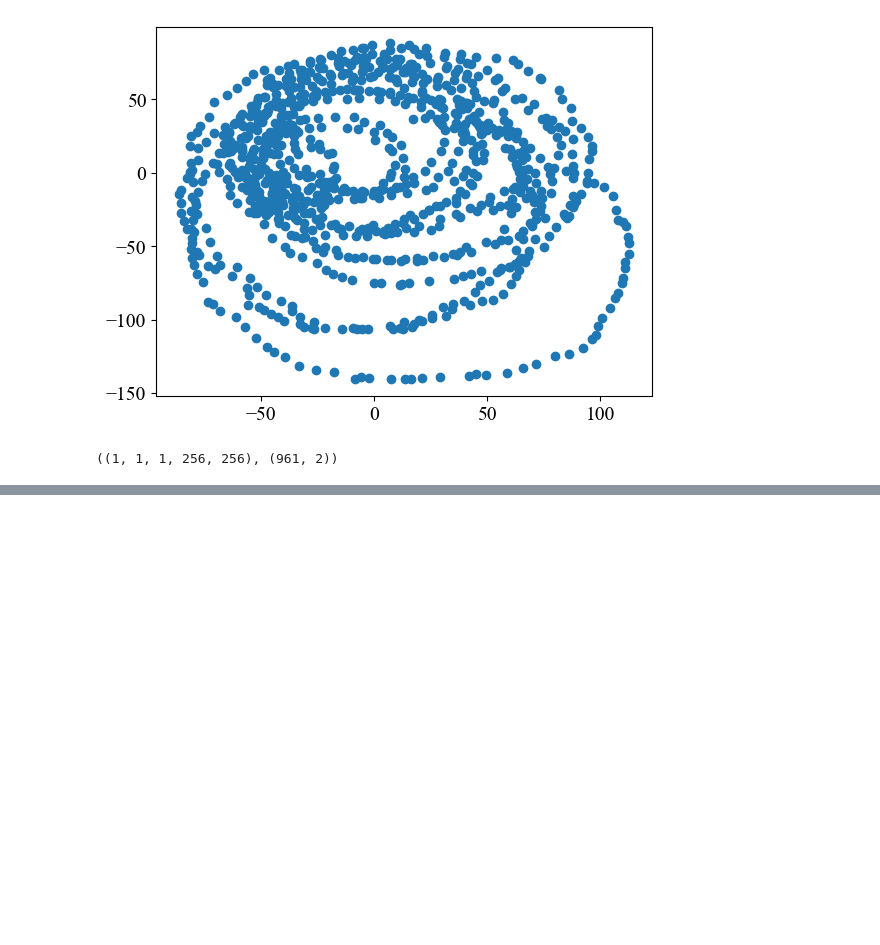
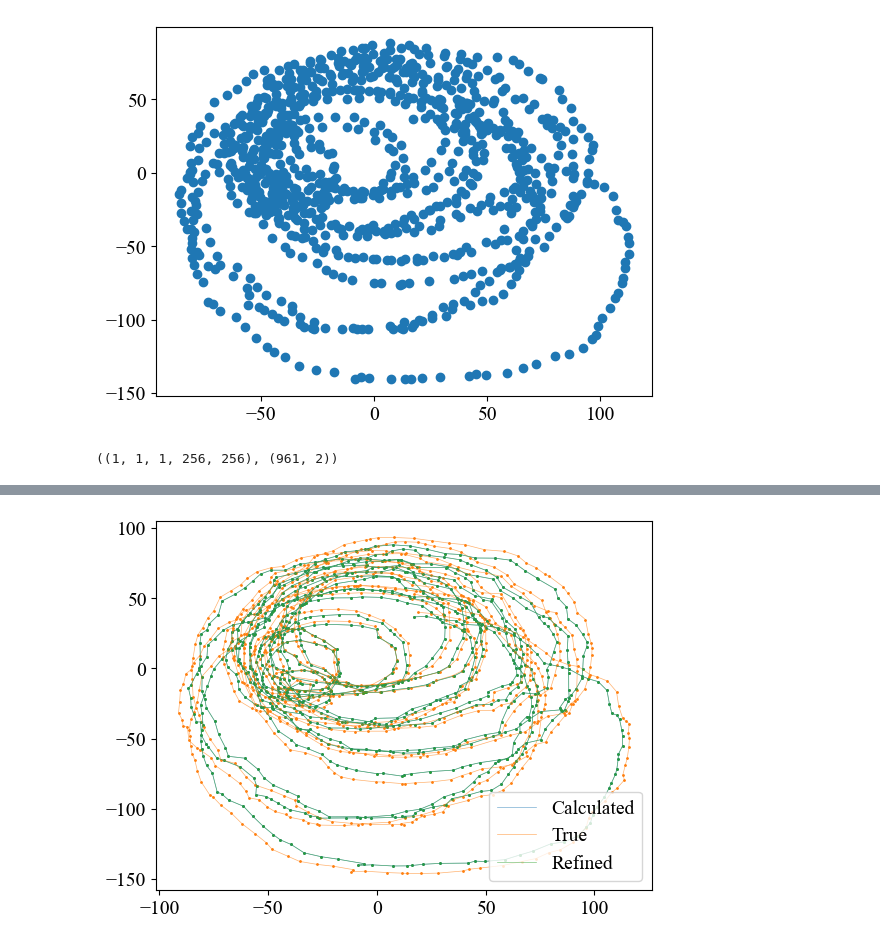
Before and after one commit to mdw771/probe_position_correction_w_ptychonn, a Jupyter notebook: workspace/large/reconstruct_tike.ipynb, the cells around one changed output, grey strips where cells are left out. Saved outputs shown, nothing was run; the diff lists cells and outputs as text; code cells hidden in the pictures; blank space fills up the shorter version.

```diff
--- a/workspace/large/reconstruct_tike.ipynb
+++ b/workspace/large/reconstruct_tike.ipynb
@@ -171,0 +220,21 @@ else:
+# %%
+probe_pos_list_calc = probe_pos_list
+probe_pos_list_true = np.genfromtxt('data/pos{}.csv'.format(scan_idx), delimiter=',').astype('float32') / (psize_nm * 1e-9)
+probe_pos_list_refined = result.scan
+probe_pos_list_calc -= np.mean(probe_pos_list_calc, axis=0)
+probe_pos_list_true -= np.mean(probe_pos_list_true, axis=0)
+probe_pos_list_refined -= np.mean(probe_pos_list_refined, axis=0)
+# probe_pos_list_raw *= 1.05
+plt.scatter(probe_pos_list_calc[:, 1], probe_pos_list_calc[:, 0], s=1)
+plt.scatter(probe_pos_list_true[:, 1], probe_pos_list_true[:, 0], s=1)
+plt.scatter(probe_pos_list_refined[:, 1], probe_pos_list_refined[:, 0], s=1)
+plt.plot(probe_pos_list_calc[:, 1], probe_pos_list_calc[:, 0], linewidth=0.5, alpha=0.6, label='Calculated')
+plt.plot(probe_pos_list_true[:, 1], probe_pos_list_true[:, 0], linewidth=0.5, alpha=0.6, label='True')
+plt.plot(probe_pos_list_refined[:, 1], probe_pos_list_refined[:, 0], linewidth=0.5, alpha=0.6, label='Refined')
+plt.legend()
+if save_figs and type == 'calculated' and pos_corr:
+    plt.savefig('outputs/test{}/comparison_path_plot_true_calc_refined_clip_2_collective_iter_2_nn_12_sw_1e-3_1e-2.pdf'.format(scan_idx))
+else:
+    plt.show()
+# %% [output]
+[figure, added]
```
Also changed, not shown: parts of 12 cells of this notebook.
